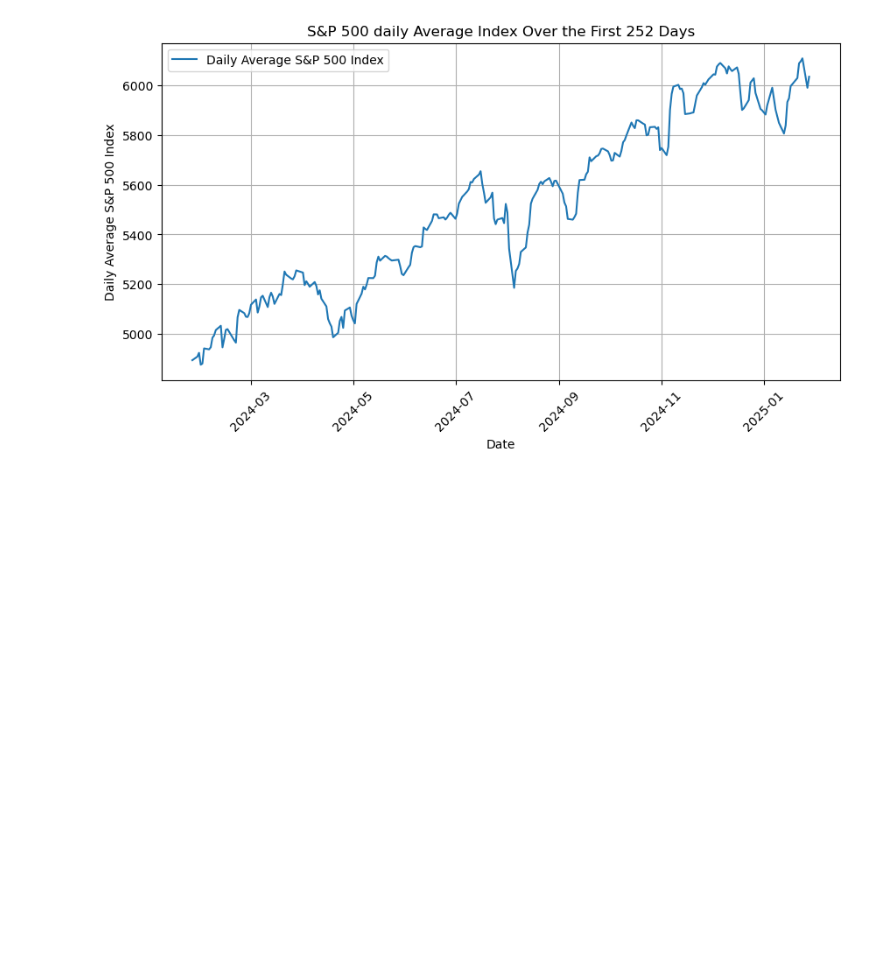
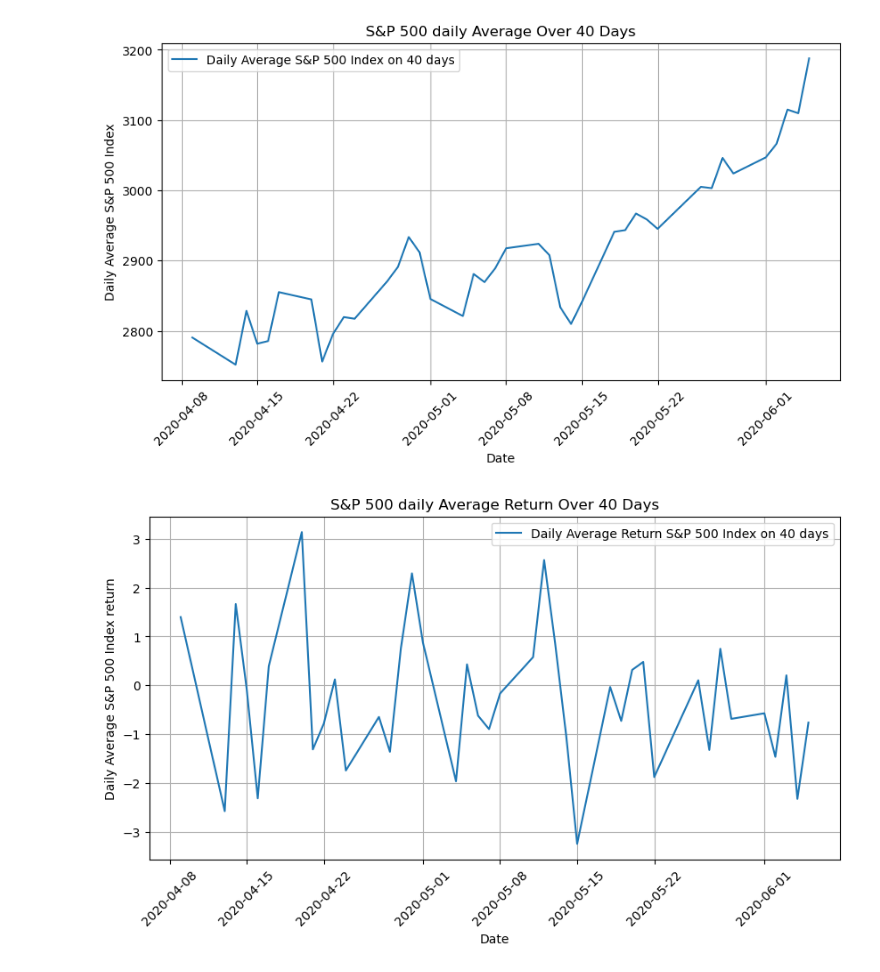
Before and after one commit to oscar10-wq/RL-Mathfin, a Jupyter notebook: RL_algorithm.ipynb, the cells around one changed output. Cells and saved outputs as stored; diff of their text form; code cells hidden in the pictures; blank space fills up the shorter version.

```diff
--- a/RL_algorithm.ipynb
+++ b/RL_algorithm.ipynb
@@ -16,11 +16,21 @@ market_simulator = pd.read_csv(
     index_col='Datum'       # Set 'Datum' as the index
 ).dropna()
 
+
 market_simulator["Average_SP_Index"] = (market_simulator["Hoch"] + market_simulator["Tief"]) / 2
 
 market_av = market_simulator["Average_SP_Index"]
 market_av = market_av.pct_change().dropna()
 market_returns = (market_av - market_av.mean()) / market_av.std()
-market_returns #hello
+
+
+market = market_simulator["Average_SP_Index"]
+
+#invert the data
+market = market.iloc[::-1]
+market_returns = market_returns.iloc[::-1]
+
+print(market_returns)
+print(market)
 # %% [output]
 Datum
@@ -39,23 +53,36 @@ Name: Average_SP_Index, Length: 1256, dtype: float64
 # %%
-market = market_simulator["Average_SP_Index"]
+t = 50
+delta_t = 40
+market_plot = market[t:t+delta_t]
+market_return_plot = market_returns[t:t+delta_t]
 
-integer = 252
-market = market[:integer]
-# Plot
+# Plot market
 plt.figure(figsize=(10, 5))
-plt.plot(market.index, market.values, linestyle='-', label="Daily Average S&P 500 Index")
-
+plt.plot(market_plot.index, market_plot.values, linestyle='-', label=f"Daily Average S&P 500 Index on {delta_t} days")
 # Formatting
 plt.xlabel("Date")
 plt.ylabel("Daily Average S&P 500 Index")
-plt.title(f"S&P 500 daily Average Index Over the First {integer} Days")
+plt.title(f"S&P 500 daily Average Over {delta_t} Days")
+plt.xticks(rotation=45)  # Rotate dates for readability
+plt.grid(True)
+plt.legend()
+
+#Plot market returns
+plt.figure(figsize=(10, 5))
+plt.plot(market_return_plot.index, market_return_plot.values, linestyle='-', label=f"Daily Average Return S&P 500 Index on {delta_t} days")
+
+#Formatting
+plt.xlabel("Date")
+plt.ylabel("Daily Average S&P 500 Index return")
+plt.title(f"S&P 500 daily Average Return Over {delta_t} Days")
 plt.xticks(rotation=45)  # Rotate dates for readability
 plt.grid(True)
 plt.legend()
 
 plt.show()
 # %% [output]
-[figure, old version]
+[figure, new version]
+[figure, added]
 # %%
 import numpy as np
 import random
```
Also changed, not shown: parts of 2 cells of this notebook.
